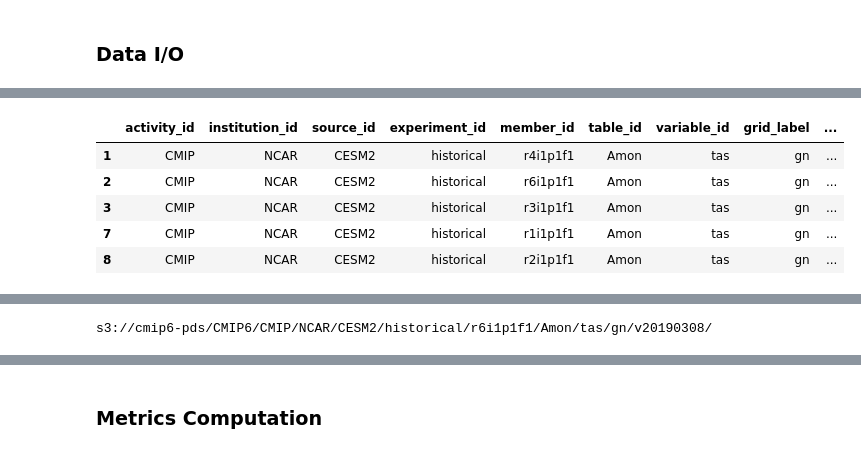
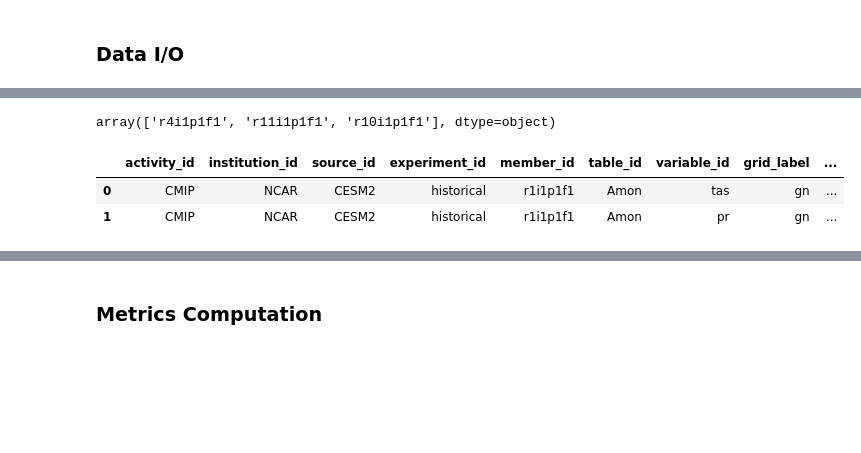
Before and after one commit to egp4aq/eds296-final-mini-proj, a Jupyter notebook: 296-final-proj.ipynb, the cells around one changed output, grey strips where cells are left out. Drawn from its saved outputs; the diff is of its cells as text; code cells hidden in the pictures; blank space fills up the shorter version.

Commit message:
Finish final proj

```diff
--- a/296-final-proj.ipynb
+++ b/296-final-proj.ipynb
@@ -83,12 +41,53 @@ display(cesm_df)
+# %%
+# Figure out which member_id to use because it's not working
+cesm_proj_test = catalog.search(
+    activity_id='ScenarioMIP',
+    source_id='CESM2',
+    experiment_id='ssp585',
+    table_id='Amon',
+    variable_id='tas'
+)
+
+cesm_proj_test.df['member_id'].unique()
+# %% [output]
+array(['r4i1p1f1', 'r11i1p1f1', 'r10i1p1f1'], dtype=object)
+# %%
+# Search catalog and store results for my 4 different queries
+
+cesm_hist = catalog.search(activity_id = 'CMIP',
+                           source_id = "CESM2",
+                           experiment_id = "historical",
+                           member_id = "r1i1p1f1",
+                           table_id = "Amon",
+                           variable_id = {"tas","pr"})
+
+cesm_proj = catalog.search(activity_id = 'ScenarioMIP',
+                           source_id = "CESM2",
+                           experiment_id = "ssp585",
+                           member_id = "r11i1p1f1",
+                           table_id = "Amon",
+                           variable_id = {"tas","pr"})
+
+gfdl_hist = catalog.search(activity_id = 'CMIP',
+                           source_id = "GFDL-ESM4",
+                           experiment_id = "historical",
+                           member_id = "r1i1p1f1",
+                           table_id = "Amon",
+                           variable_id = {"tas","pr"})
+
+gfdl_proj = catalog.search(activity_id = 'ScenarioMIP',
+                           source_id = "GFDL-ESM4",
+                           experiment_id = "ssp585",
+                           member_id = "r1i1p1f1",
+                           table_id = "Amon",
+                           variable_id = {"tas","pr"})
 # %%
-# Look just at the tas entries
-cesm_tas = cesm_df[cesm_df.variable_id == 'tas']
-
-cesm_tas.head()
+# Look at the results
+display(cesm_hist.df)
+display(cesm_proj.df)
+display(gfdl_hist.df)
+display(gfdl_proj.df)
 # %% [output]
 |  | activity_id | institution_id | source_id | experiment_id | member_id | table_id | variable_id | grid_label | ... |
-| 1 | CMIP | NCAR | CESM2 | historical | r4i1p1f1 | Amon | tas | gn | ... |
-| 2 | CMIP | NCAR | CESM2 | historical | r6i1p1f1 | Amon | tas | gn | ... |
-| 3 | CMIP | NCAR | CESM2 | historical | r3i1p1f1 | Amon | tas | gn | ... |
-| 7 | CMIP | NCAR | CESM2 | historical | r1i1p1f1 | Amon | tas | gn | ... |
-| 8 | CMIP | NCAR | CESM2 | historical | r2i1p1f1 | Amon | tas | gn | ... |
+| 0 | CMIP | NCAR | CESM2 | historical | r1i1p1f1 | Amon | tas | gn | ... |
+| 1 | CMIP | NCAR | CESM2 | historical | r1i1p1f1 | Amon | pr | gn | ... |
@@ -95,5 +103,14 @@ cesm_tas.head()
 # %%
-print(cesm_tas['zstore'][2])
+# Save the results as xarray objects
+# Temperature variables
+cesm_tas_hist = xr.open_zarr(cesm_hist.df.iloc[0]['zstore'], storage_options={'anon': True}, consolidated=True)
+cesm_tas_proj = xr.open_zarr(cesm_proj.df.iloc[1]['zstore'], storage_options={'anon': True}, consolidated=True)
+gfdl_tas_hist = xr.open_zarr(gfdl_hist.df.iloc[1]['zstore'], storage_options={'anon': True}, consolidated=True)
+gfdl_tas_proj = xr.open_zarr(gfdl_proj.df.iloc[1]['zstore'], storage_options={'anon': True}, consolidated=True)
+
+# Precipitation variables
+cesm_pr_hist = xr.open_zarr(cesm_hist.df.iloc[1]['zstore'], storage_options={'anon': True}, consolidated=True)
+cesm_pr_proj = xr.open_zarr(cesm_proj.df.iloc[0]['zstore'], storage_options={'anon': True}, consolidated=True)
+gfdl_pr_hist = xr.open_zarr(gfdl_hist.df.iloc[0]['zstore'], storage_options={'anon': True}, consolidated=True)
+gfdl_pr_proj = xr.open_zarr(gfdl_proj.df.iloc[0]['zstore'], storage_options={'anon': True}, consolidated=True)
-# %% [output]
-s3://cmip6-pds/CMIP6/CMIP/NCAR/CESM2/historical/r6i1p1f1/Amon/tas/gn/v20190308/
 # %%
```
Also changed, not shown: parts of 43 cells of this notebook.
